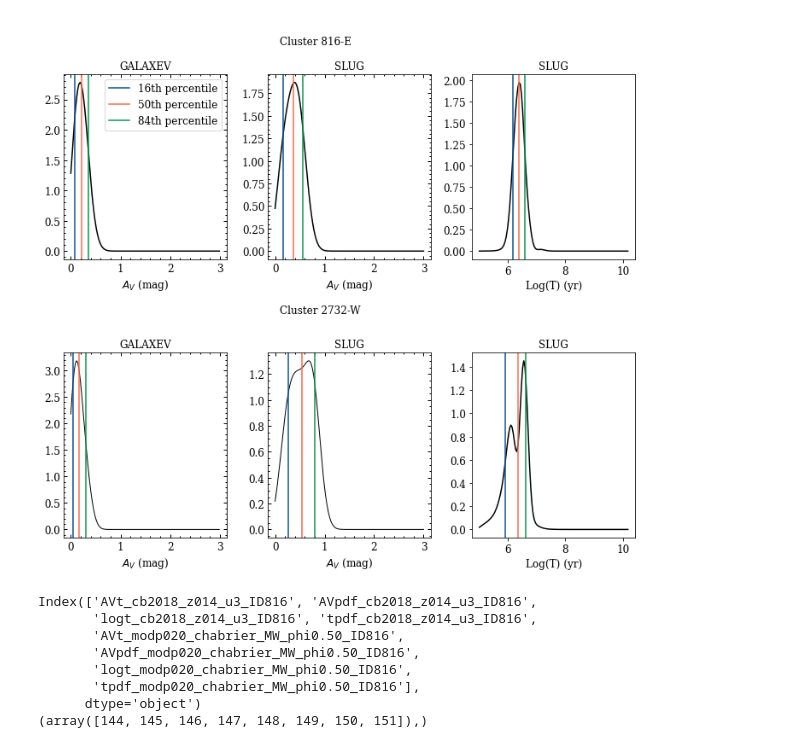
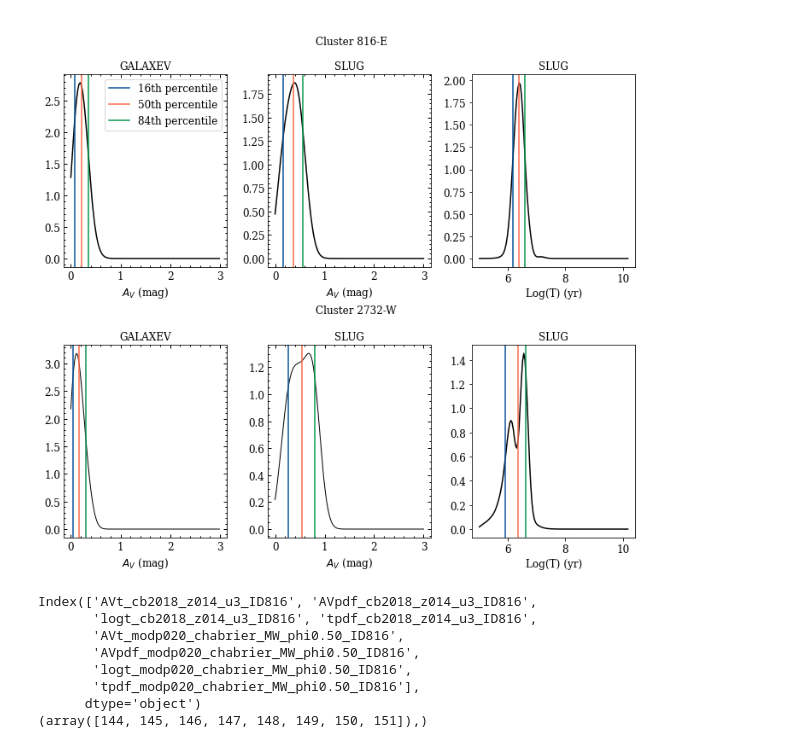
Before and after one commit to aida-wofford/Rogelio, a Jupyter notebook: fig10_final.ipynb, the cells around one changed output. Saved outputs shown, nothing was run; the diff lists cells and outputs as text; code cells hidden in the pictures.

```diff
--- a/fig10_final.ipynb
+++ b/fig10_final.ipynb
@@ -60,7 +60,7 @@ linestyle_ = "-"
 #Figure size and subplots
 fig, axes = plt.subplots(2,3,figsize=(12,10))
 ((ax1,ax2, ax3),(ax4,ax5, ax6)) = axes
-plt.subplots_adjust(hspace=0.5)
+plt.subplots_adjust(hspace=0.4)
 plt.subplots_adjust(wspace=0.25)
 code=['GALAXEV','SLUG']
 
@@ -74,11 +74,11 @@ for icluster in range(2):
                                           direction = 'in', top = True, right = True)
         if icode==0 and icluster == 0:
             axes[icluster][icode].annotate('Cluster 816-E',
-                                           xy = (0.4,0.95), xytext = (0.4,0.95),
+                                           xy = (0.4,0.95), xytext = (0.46,0.95),
                                            xycoords='figure fraction', size = 12)
         if icode==0 and icluster == 1:
             axes[icluster][icode].annotate('Cluster 2732-W',
-                                           xy = (0.4,0.47), xytext = (0.4,0.47),
+                                           xy = (0.4,0.47), xytext = (0.46,0.47),
                                            xycoords='figure fraction', size = 12)
         axes[icluster][icode].set_xlabel('$A_V$ (mag)')
         axes[icluster][icode].set_title(code[icode],fontsize=12)
@@ -122,34 +122,34 @@ axes[1][0].axvline(percentiles.loc[0, percentiles_columns[2]], color =mycolor[2]
 
 
 axes[1][1].axvline(percentiles.loc[0, percentiles_columns[102]], color =mycolor[0], linestyle = '-', linewidth = lw_)
 axes[1][1].axvline(percentiles.loc[0, percentiles_columns[103]], color = mycolor[1], linestyle = '-', linewidth = lw_)
 axes[1][1].axvline(percentiles.loc[0, percentiles_columns[104]], color = mycolor[2], linestyle =  '-', linewidth = lw_)
 
 
 
 ### Age plots
 axes[0][2].plot(PDF.loc[:, PDF_columns[150]], PDF.loc[:, PDF_columns[151]], color = black, marker = mark,
          markevery= 10, linestyle = linestyle_, lw=lw_)
 
 axes[0][2].axvline(percentiles.loc[0, percentiles_columns[225]], color =mycolor[0], linestyle = '-', linewidth = lw_)
 axes[0][2].axvline(percentiles.loc[0, percentiles_columns[226]], color = mycolor[1], linestyle = '-', linewidth = lw_)
 axes[0][2].axvline(percentiles.loc[0, percentiles_columns[227]], color = mycolor[2], linestyle =  '-', linewidth = lw_)
 
 
 
 
 axes[1][2].plot(PDF.loc[:, PDF_columns[70]], PDF.loc[:, PDF_columns[71]], color = black, marker = mark,
          markevery= 10, linestyle = linestyle_, lw=lw_)
 
 axes[1][2].axvline(percentiles.loc[0, percentiles_columns[105]], color =mycolor[0], linestyle = '-', linewidth = lw_)
 axes[1][2].axvline(percentiles.loc[0, percentiles_columns[106]], color = mycolor[1], linestyle = '-', linewidth = lw_)
 axes[1][2].axvline(percentiles.loc[0, percentiles_columns[107]], color = mycolor[2], linestyle =  '-', linewidth = lw_)
 
 
 plt.savefig("fig10_av_pdf.png", bbox_inches = 'tight',dpi=100)
 plt.show()
 # %% [output]
-[figure, old version]
+[figure, new version]
 # %%
 index_816 = np.where(PDF_columns.str.contains("816") == True)
 print(PDF_columns[index_816])
```
